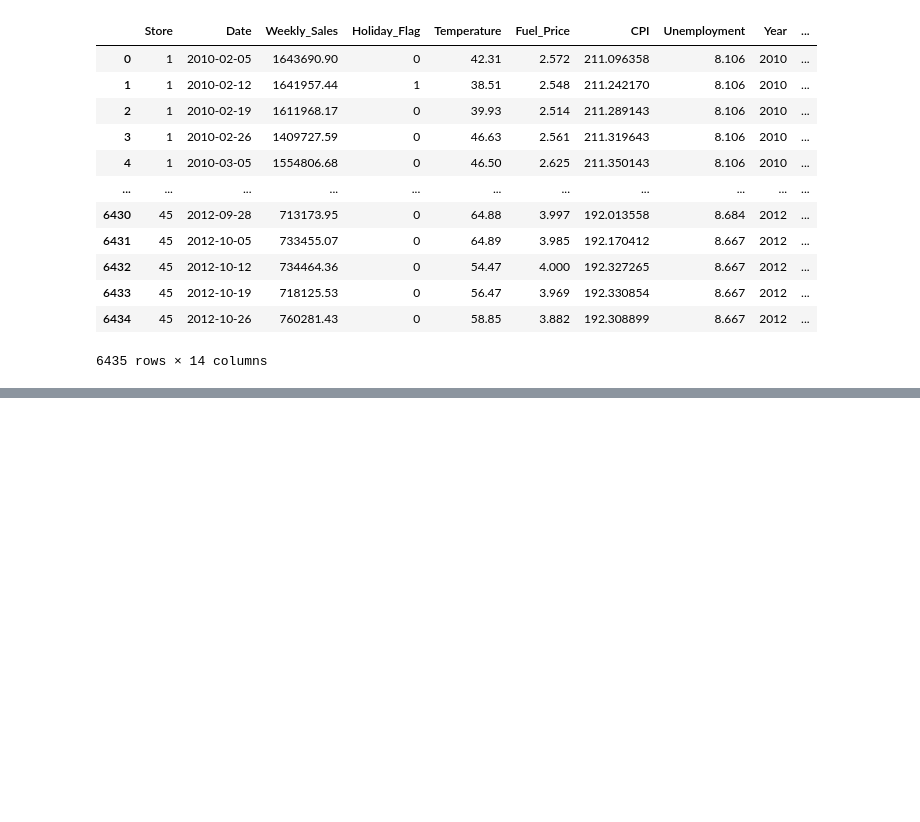
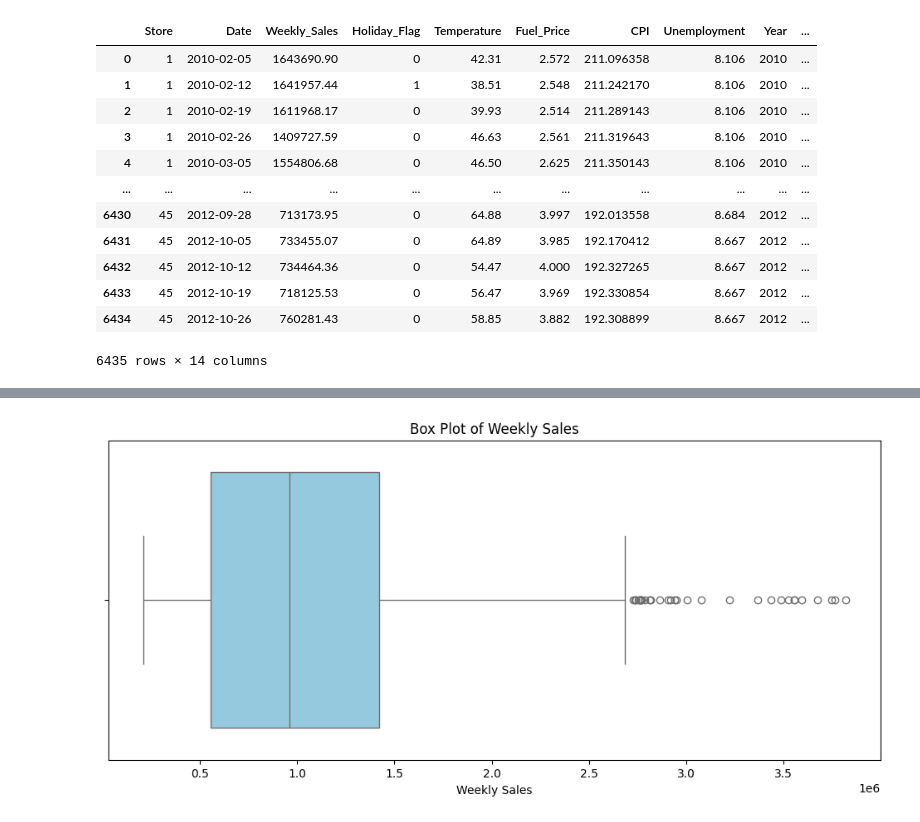
Before and after one commit to ShlokGadhave/Walmart, a Jupyter notebook: main.ipynb, the cells around one changed output, grey strips where cells are left out. Drawn from its saved outputs; the diff is of its cells as text; code cells hidden in the pictures; blank space fills up the shorter version.

```diff
--- a/main.ipynb
+++ b/main.ipynb
@@ -110,0 +162,8 @@ df
+# %%
+plt.figure(figsize=(12,5))
+sns.boxplot(x=df['Weekly_Sales'], color='skyblue')
+plt.title("Box Plot of Weekly Sales")
+plt.xlabel("Weekly Sales")
+plt.show()
+# %% [output]
+[figure, added]
```
Also changed, not shown: parts of 7 cells of this notebook.
